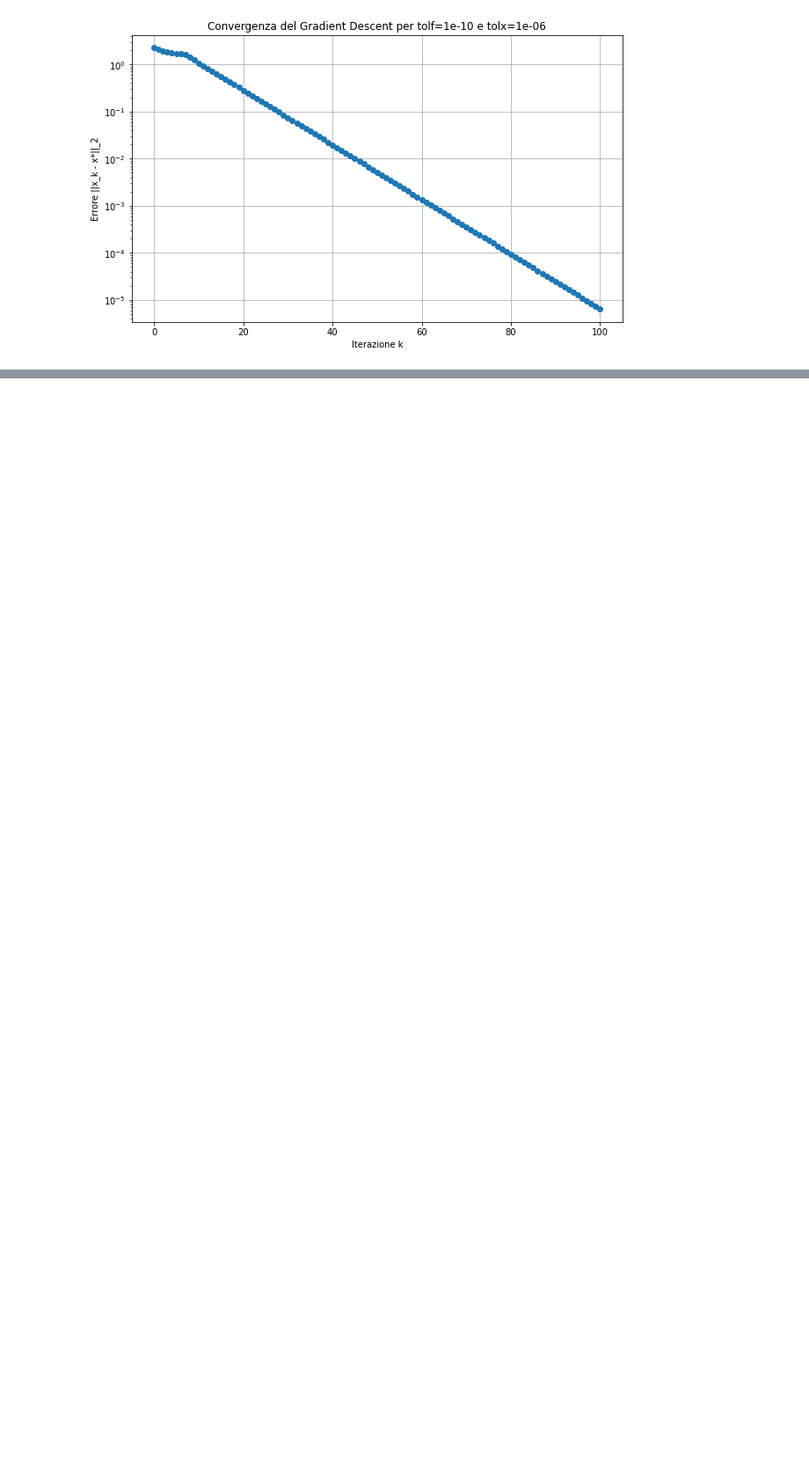
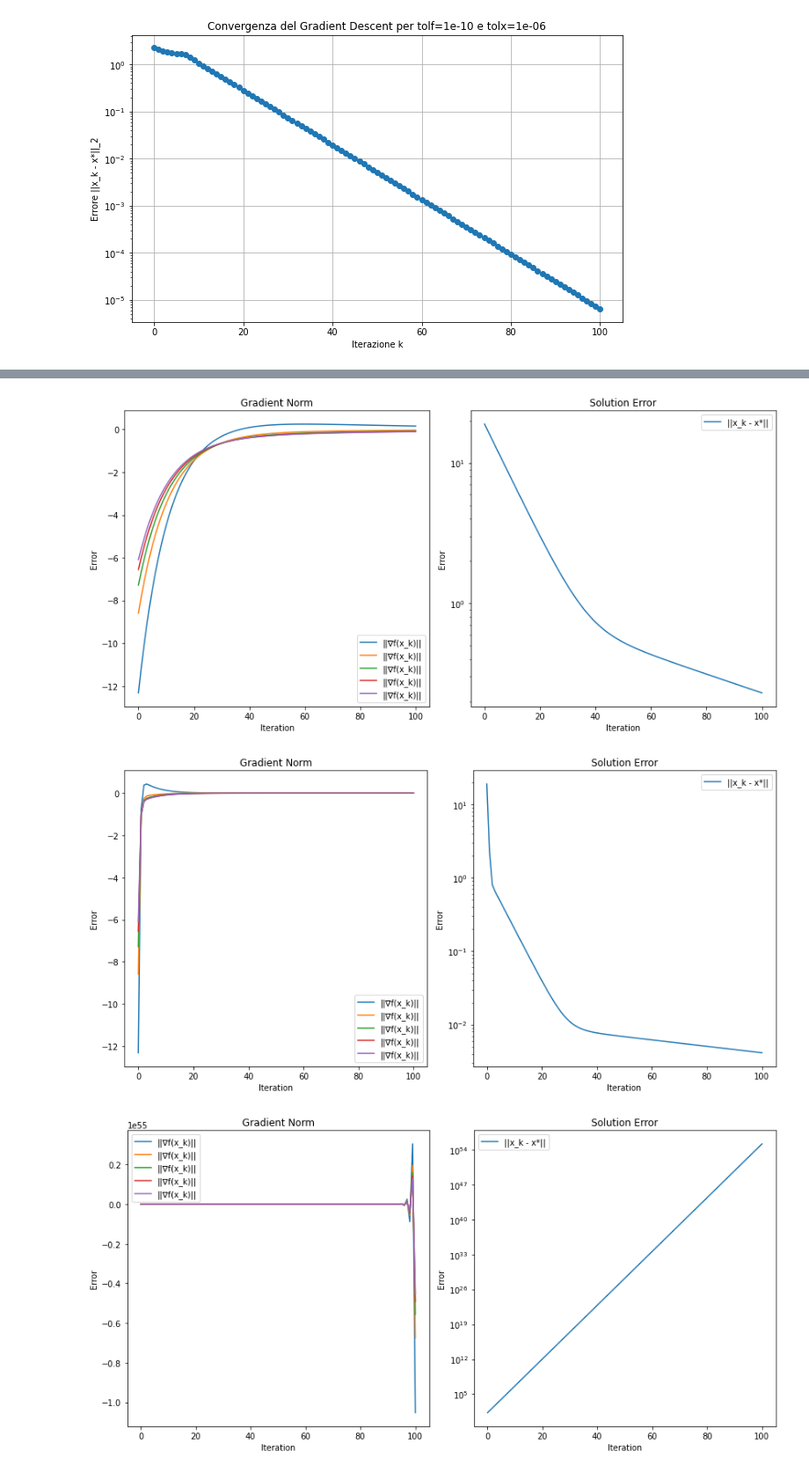
Before and after one commit to francescobaio/SMMhomeworks, a Jupyter notebook: SMM_homework3/homework3_part1.ipynb, the cells around one changed output, grey strips where cells are left out. Shown at 88% size. Drawn from its saved outputs; the diff is of its cells as text; code cells hidden in the pictures; blank space fills up the shorter version.

```diff
--- a/SMM_homework3/homework3_part1.ipynb
+++ b/SMM_homework3/homework3_part1.ipynb
@@ -671,0 +814,40 @@ tolf: 1e-10, tolx: 1e-10 -> Iterazioni: 99, Valore finale: 4.1929711155505456e-1
+# %%
+x0 = np.zeros(n)  # Punto iniziale per n=5
+kmax = 100  # Numero massimo di iterazioni
+tolf = 1e-6  # Tolleranza sul gradiente
+tolx = 1e-6  # Tolleranza sulla posizione
+alphas = [0.01, 0.1, 0.5, 1.0]  # Some alpha values to test
+A = generate_vandermonde_matrix(n)
+x_true = np.ones(n)  # The true minimum for visualization purposes
+b = A @ x_true
+
+
+results_nobacktracking = {}
+for alpha in alphas:
+    results_nobacktracking[alpha] = gradient_descent_fixalpha(f3, grad_f3, x0, kmax, tolf, tolx, alpha)
+
+# print(results_nobacktracking)
+# Plot the gradient norm and the solution error
+for alpha, result in results_nobacktracking.items():
+    path, num_iterations, f_val, grads, err = result
+    plt.figure(figsize=(12, 6))
+    plt.subplot(1, 2, 1)
+    plt.plot(grads, label='||∇f(x_k)||')
+    plt.title('Gradient Norm')
+    plt.xlabel('Iteration')
+    plt.ylabel('Error')
+    plt.legend()
+
+    plt.subplot(1, 2, 2)
+    plt.semilogy(err, label='||x_k - x*||')
+    plt.title('Solution Error')
+    plt.xlabel('Iteration')
+    plt.ylabel('Error')
+    plt.legend()
+
+    plt.tight_layout()
+    plt.show()
+# %% [output]
+[figure, added]
+[figure, added]
+[figure, added]
```
Also changed, not shown: parts of 8 cells of this notebook, 1 other file.
